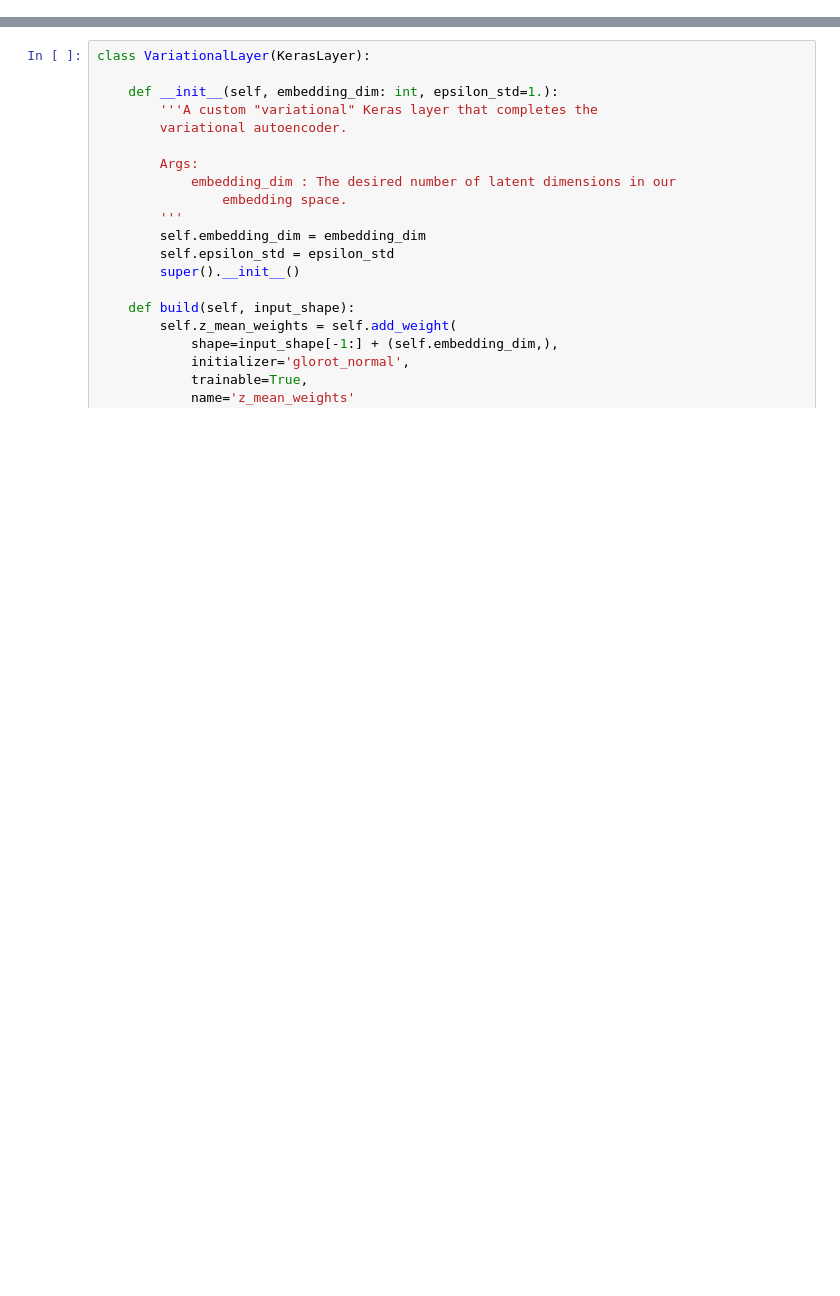
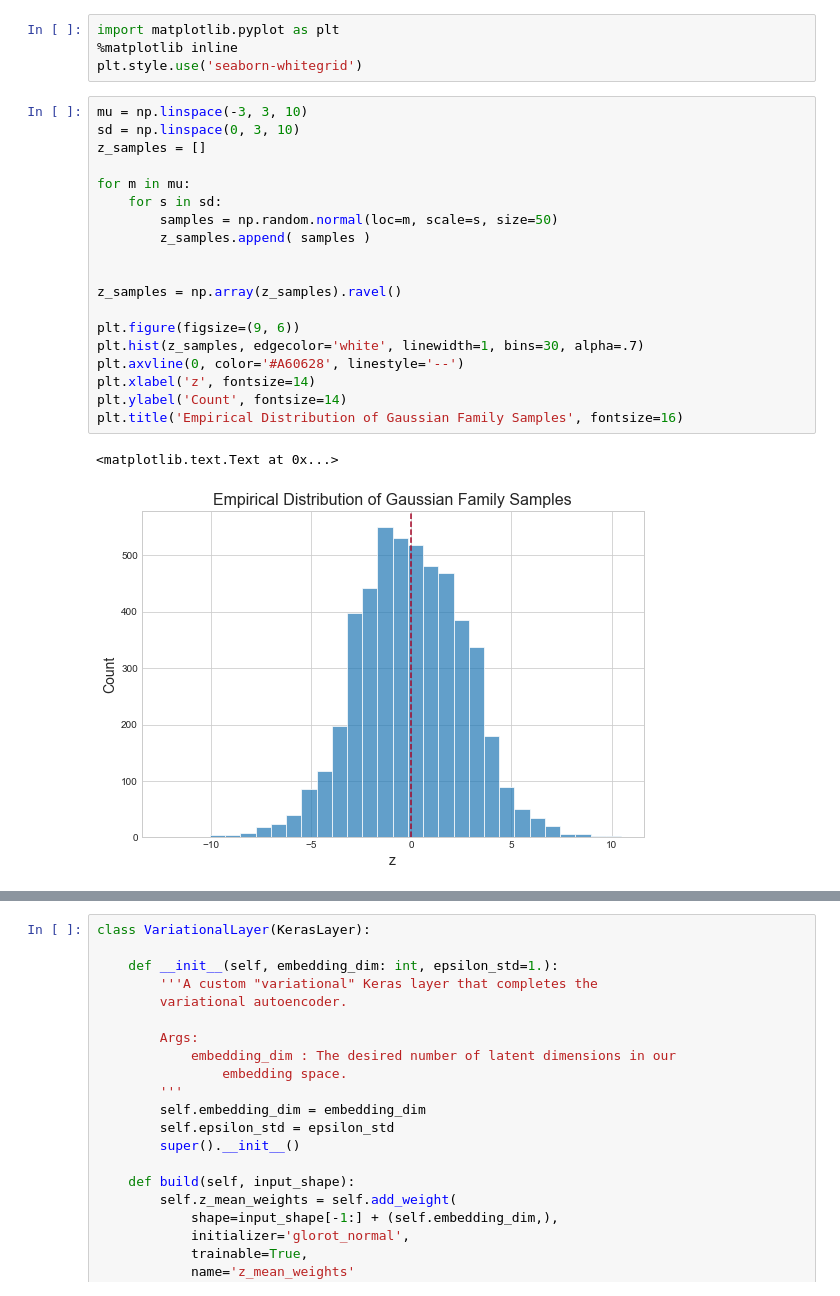
Before and after one commit to cavaunpeu/neurally-embedded-emojis, a Jupyter notebook: neurally-embedded-emojis.ipynb, the cells around one changed output, grey strips where cells are left out. Drawn from its saved outputs; the diff is of its cells as text; blank space fills up the shorter version.

```diff
--- a/neurally-embedded-emojis.ipynb
+++ b/neurally-embedded-emojis.ipynb
@@ -6,0 +53,26 @@
+# %%
+import matplotlib.pyplot as plt
+%matplotlib inline
+plt.style.use('seaborn-whitegrid')
+# %%
+mu = np.linspace(-3, 3, 10)
+sd = np.linspace(0, 3, 10)
+z_samples = []
+
+for m in mu:
+    for s in sd:
+        samples = np.random.normal(loc=m, scale=s, size=50)
+        z_samples.append( samples )
+
+
+z_samples = np.array(z_samples).ravel()
+
+plt.figure(figsize=(9, 6))
+plt.hist(z_samples, edgecolor='white', linewidth=1, bins=30, alpha=.7)
+plt.axvline(0, color='#A60628', linestyle='--')
+plt.xlabel('z', fontsize=14)
+plt.ylabel('Count', fontsize=14)
+plt.title('Empirical Distribution of Gaussian Family Samples', fontsize=16)
+# %% [output]
+<matplotlib.text.Text at 0x...>
+[figure, added]
```
Also changed, not shown: parts of 24 cells of this notebook, 2 other files.
